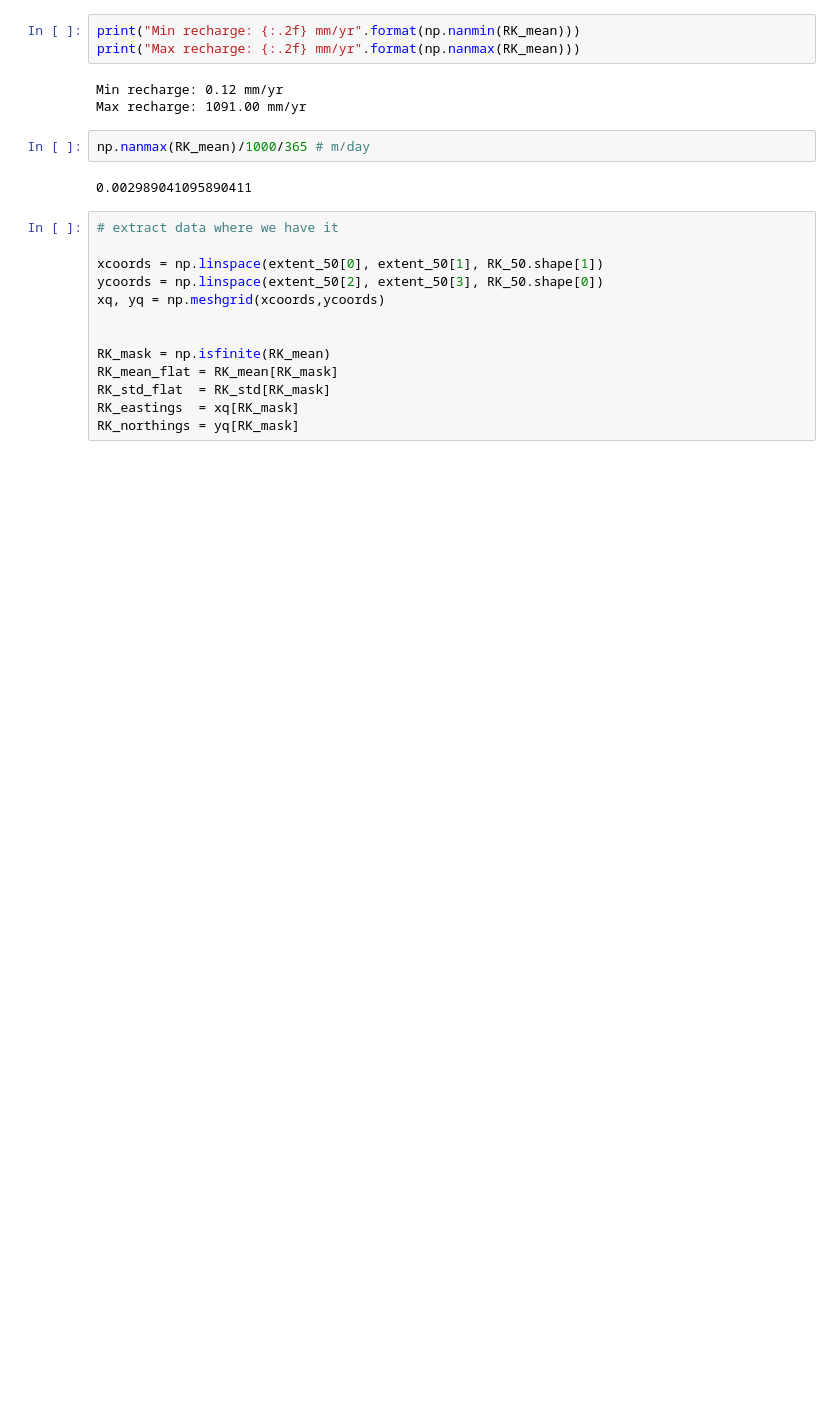
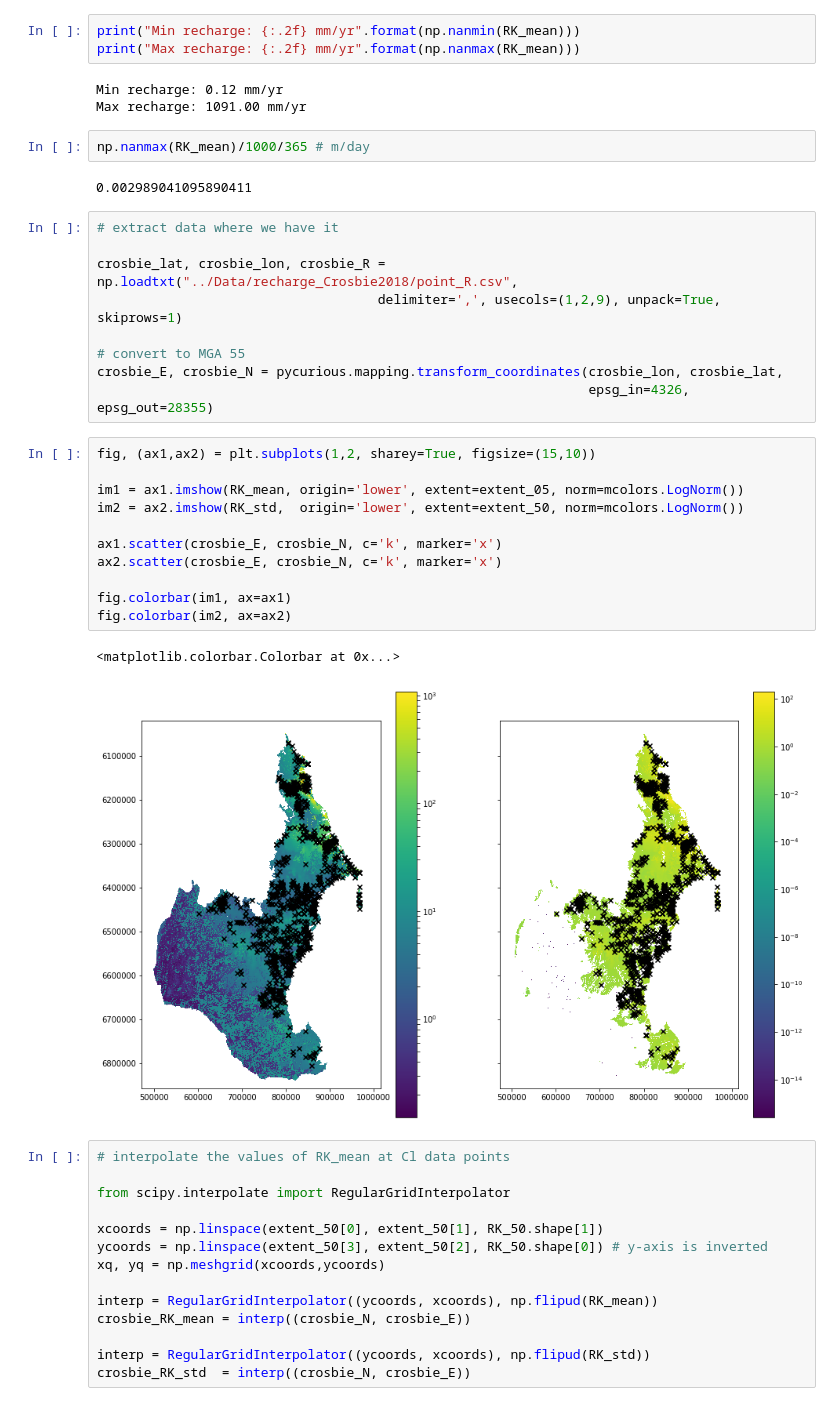
Before and after one commit to brmather/Sydney_Basin, a Jupyter notebook: Notebooks/00-export-elevation-surface.ipynb, the cells around one changed output. Cells and saved outputs as stored; diff of their text form; blank space fills up the shorter version.

Commit message:
well locations for Crosbie 2018 data

```diff
--- a/Notebooks/00-export-elevation-surface.ipynb
+++ b/Notebooks/00-export-elevation-surface.ipynb
@@ -115,16 +104,40 @@ Max recharge: 1091.00 mm/yr
 np.nanmax(RK_mean)/1000/365 # m/day
 # %% [output]
 0.002989041095890411
+# %%
+# extract data where we have it
+
+crosbie_lat, crosbie_lon, crosbie_R = np.loadtxt("../Data/recharge_Crosbie2018/point_R.csv",
+                                    delimiter=',', usecols=(1,2,9), unpack=True, skiprows=1)
+
+# convert to MGA 55
+crosbie_E, crosbie_N = pycurious.mapping.transform_coordinates(crosbie_lon, crosbie_lat,
+                                                               epsg_in=4326, epsg_out=28355)
+# %%
+fig, (ax1,ax2) = plt.subplots(1,2, sharey=True, figsize=(15,10))
+
+im1 = ax1.imshow(RK_mean, origin='lower', extent=extent_05, norm=mcolors.LogNorm())
+im2 = ax2.imshow(RK_std,  origin='lower', extent=extent_50, norm=mcolors.LogNorm())
+
+ax1.scatter(crosbie_E, crosbie_N, c='k', marker='x')
+ax2.scatter(crosbie_E, crosbie_N, c='k', marker='x')
+
+fig.colorbar(im1, ax=ax1)
+fig.colorbar(im2, ax=ax2)
+# %% [output]
+<matplotlib.colorbar.Colorbar at 0x...>
+[figure, added]
 # %%
-# extract data where we have it
+# interpolate the values of RK_mean at Cl data points
+
+from scipy.interpolate import RegularGridInterpolator
 
 xcoords = np.linspace(extent_50[0], extent_50[1], RK_50.shape[1])
-ycoords = np.linspace(extent_50[2], extent_50[3], RK_50.shape[0])
+ycoords = np.linspace(extent_50[3], extent_50[2], RK_50.shape[0]) # y-axis is inverted
 xq, yq = np.meshgrid(xcoords,ycoords)
 
+interp = RegularGridInterpolator((ycoords, xcoords), np.flipud(RK_mean))
+crosbie_RK_mean = interp((crosbie_N, crosbie_E))
 
-RK_mask = np.isfinite(RK_mean)
-RK_mean_flat = RK_mean[RK_mask]
-RK_std_flat  = RK_std[RK_mask]
-RK_eastings  = xq[RK_mask]
-RK_northings = yq[RK_mask]
+interp = RegularGridInterpolator((ycoords, xcoords), np.flipud(RK_std))
+crosbie_RK_std  = interp((crosbie_N, crosbie_E))
```
Also changed, not shown: parts of 5 cells of this notebook, 2 other files.
